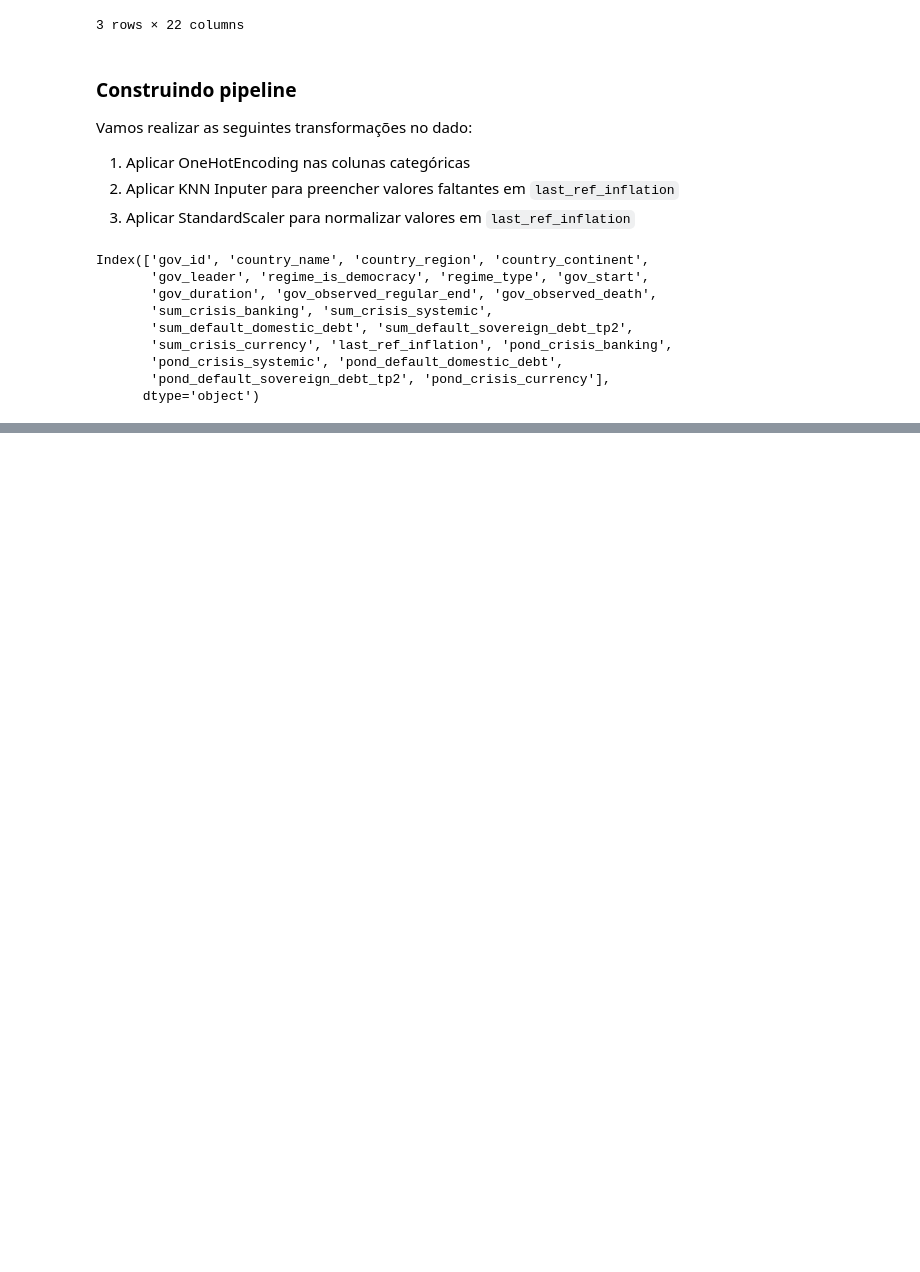
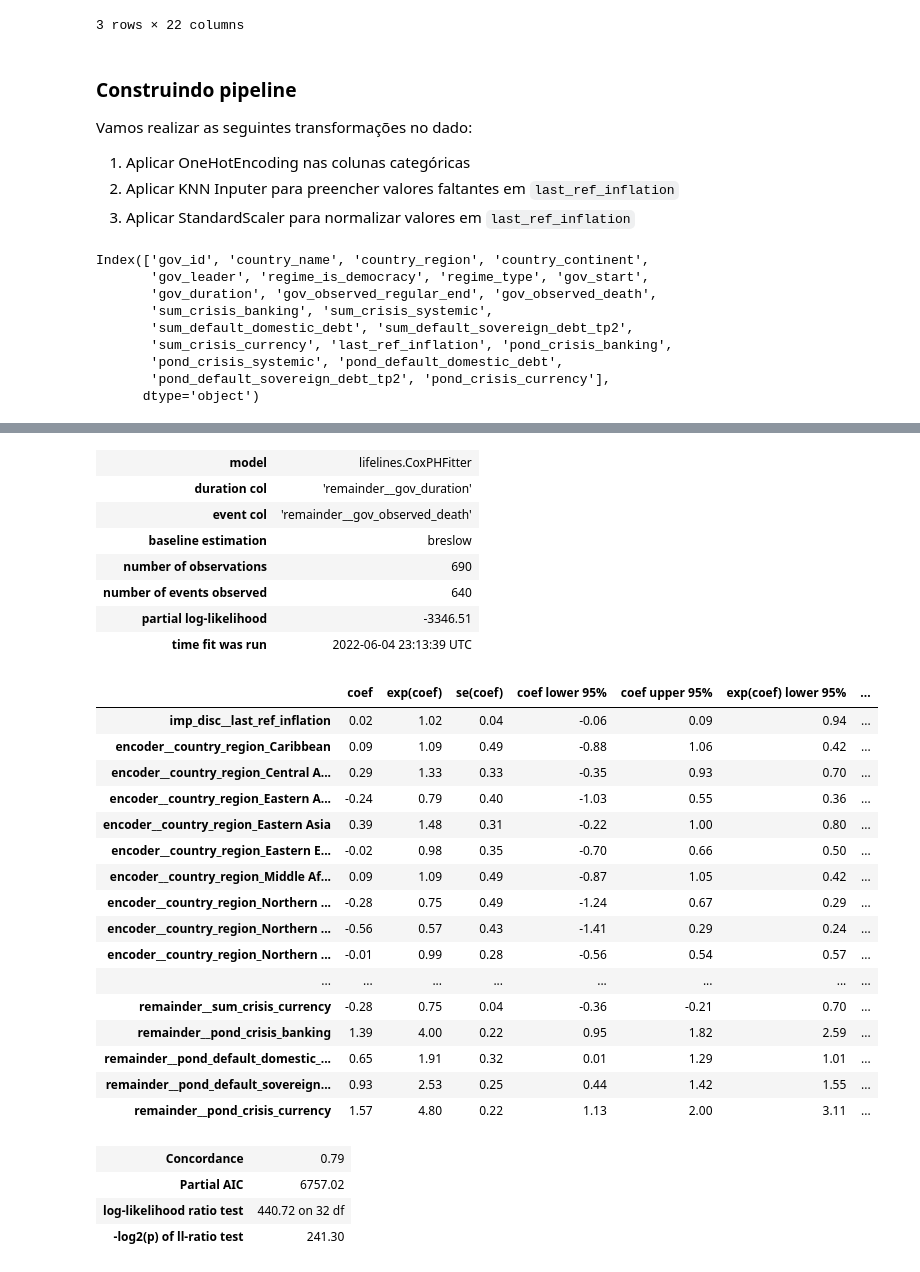
Before and after one commit to marcelzanetti/survival-regimes, a Jupyter notebook: survival_regimes/Modelling.ipynb, the cells around one changed output, grey strips where cells are left out. Saved outputs shown, nothing was run; the diff lists cells and outputs as text; code cells hidden in the pictures; blank space fills up the shorter version.

```diff
--- a/survival_regimes/Modelling.ipynb
+++ b/survival_regimes/Modelling.ipynb
@@ -172,0 +262,32 @@ choosed_model[1].plot()
+# %%
+evaluated_models_agg[best_model][1].print_summary()
+# %% [output]
+| model | lifelines.CoxPHFitter |
+| duration col | 'remainder__gov_duration' |
+| event col | 'remainder__gov_observed_death' |
+| baseline estimation | breslow |
+| number of observations | 690 |
+| number of events observed | 640 |
+| partial log-likelihood | -3346.51 |
+| time fit was run | 2022-06-04 23:13:39 UTC |
+|  | coef | exp(coef) | se(coef) | coef lower 95% | coef upper 95% | exp(coef) lower 95% | ... |
+| imp_disc__last_ref_inflation | 0.02 | 1.02 | 0.04 | -0.06 | 0.09 | 0.94 | ... |
+| encoder__country_region_Caribbean | 0.09 | 1.09 | 0.49 | -0.88 | 1.06 | 0.42 | ... |
+| encoder__country_region_Central A... | 0.29 | 1.33 | 0.33 | -0.35 | 0.93 | 0.70 | ... |
+| encoder__country_region_Eastern A... | -0.24 | 0.79 | 0.40 | -1.03 | 0.55 | 0.36 | ... |
+| encoder__country_region_Eastern Asia | 0.39 | 1.48 | 0.31 | -0.22 | 1.00 | 0.80 | ... |
+| encoder__country_region_Eastern E... | -0.02 | 0.98 | 0.35 | -0.70 | 0.66 | 0.50 | ... |
+| encoder__country_region_Middle Af... | 0.09 | 1.09 | 0.49 | -0.87 | 1.05 | 0.42 | ... |
+| encoder__country_region_Northern ... | -0.28 | 0.75 | 0.49 | -1.24 | 0.67 | 0.29 | ... |
+| encoder__country_region_Northern ... | -0.56 | 0.57 | 0.43 | -1.41 | 0.29 | 0.24 | ... |
+| encoder__country_region_Northern ... | -0.01 | 0.99 | 0.28 | -0.56 | 0.54 | 0.57 | ... |
+| ... | ... | ... | ... | ... | ... | ... | ... |
+| remainder__sum_crisis_currency | -0.28 | 0.75 | 0.04 | -0.36 | -0.21 | 0.70 | ... |
+| remainder__pond_crisis_banking | 1.39 | 4.00 | 0.22 | 0.95 | 1.82 | 2.59 | ... |
+| remainder__pond_default_domestic_... | 0.65 | 1.91 | 0.32 | 0.01 | 1.29 | 1.01 | ... |
+| remainder__pond_default_sovereign... | 0.93 | 2.53 | 0.25 | 0.44 | 1.42 | 1.55 | ... |
+| remainder__pond_crisis_currency | 1.57 | 4.80 | 0.22 | 1.13 | 2.00 | 3.11 | ... |
+| Concordance | 0.79 |
+| Partial AIC | 6757.02 |
+| log-likelihood ratio test | 440.72 on 32 df |
+| -log2(p) of ll-ratio test | 241.30 |
```
Also changed, not shown: parts of 23 cells of this notebook.
